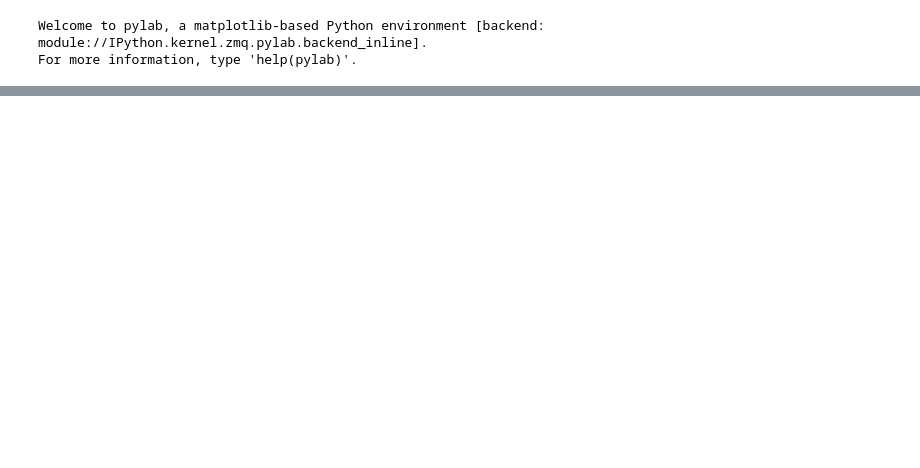
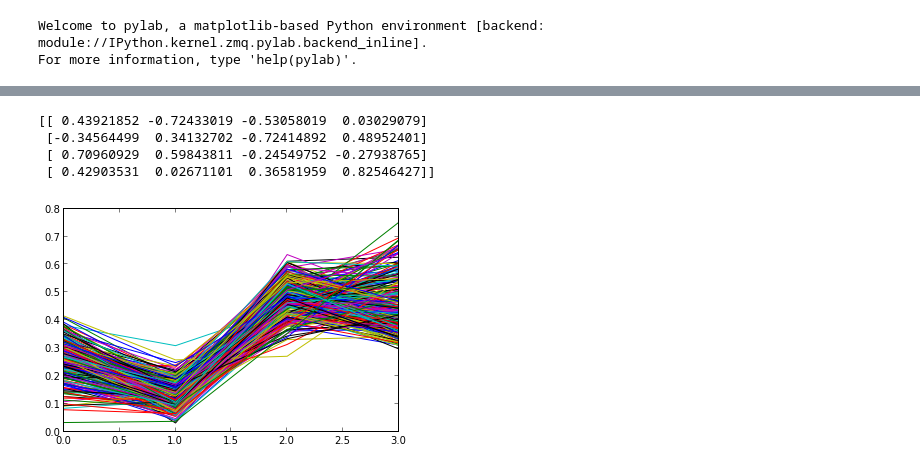
Before and after one commit to jscalderon3227/Tarea-4, a Jupyter notebook: ClusteringPobreza.ipynb, the cells around one changed output, grey strips where cells are left out. Saved outputs shown, nothing was run; the diff lists cells and outputs as text; code cells hidden in the pictures; blank space fills up the shorter version.

Commit message:
version final de clustering de pobreza

```diff
--- a/ClusteringPobreza.ipynb
+++ b/ClusteringPobreza.ipynb
@@ -101,0 +114,56 @@ plot (vectorespropios[:])
+# %%
+#estos son los vectores resltantes de nuestro PCA
+
+print(vectorespropios)
+# %% [output]
+[[ 0.43921852 -0.72433019 -0.53058019  0.03029079]
+ [-0.34564499  0.34132702 -0.72414892  0.48952401]
+ [ 0.70960929  0.59843811 -0.24549752 -0.27938765]
+ [ 0.42903531  0.02671101  0.36581959  0.82546427]]
+# %%
+#Ahora hagamos el clustering para 5 centros y 5 iteraciones
+
+
+
+
+vectoridentificacion5 = zeros(numdatos)
+vectoridentificacion5 = [randint(0,5) for i in range(numdatos)]
+# %%
+for l in range(5):
+
+    centro = zeros((5,dimensiones))
+    tamano = zeros(5)
+
+
+
+    for i in range(5):
+        for j in range(numdatos):
+            if i==vectoridentificacion5[j]:
+                tamano[i] += 1
+
+    for n in range(numdatos):
+        for i in range(5):
+            if (i==vectoridentificacion5[n]):
+                centro[i,:] += informacion[n,:]/tamano[i]
+
+
+    distcentros = zeros((numdatos,5))
+    distanciaminima = zeros((numdatos))
+
+
+    for i in range(numdatos):
+        for j in range(5):
+            w = sum((informacion[i,:] - centro[j])**2)
+            distcentros[i,j] = sqrt(w)
+            distanciaminima[i] = argmin(distcentros[i,:])
+
+    vectoridentificacion5 = distanciaminima
+
+    #ahora graficaremos la variacino de los centro
+# %%
+for i in range(numdatos):
+    if vectoridentificacion5[i]==0:
+        plot(informacion[i,:])
+#para el primer centro
+# %% [output]
+[figure, added]
```
Also changed, not shown: parts of 12 cells of this notebook.
